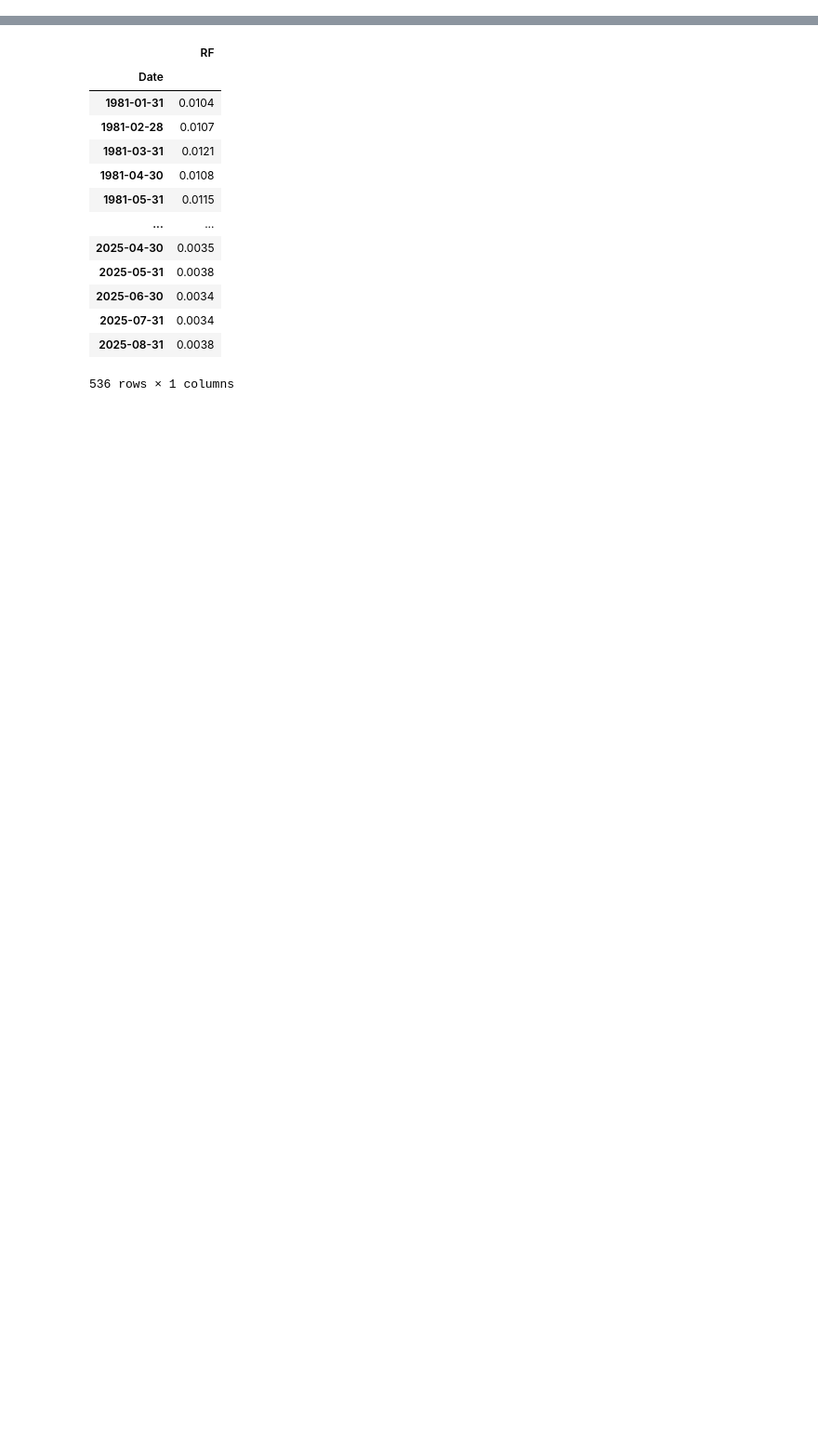
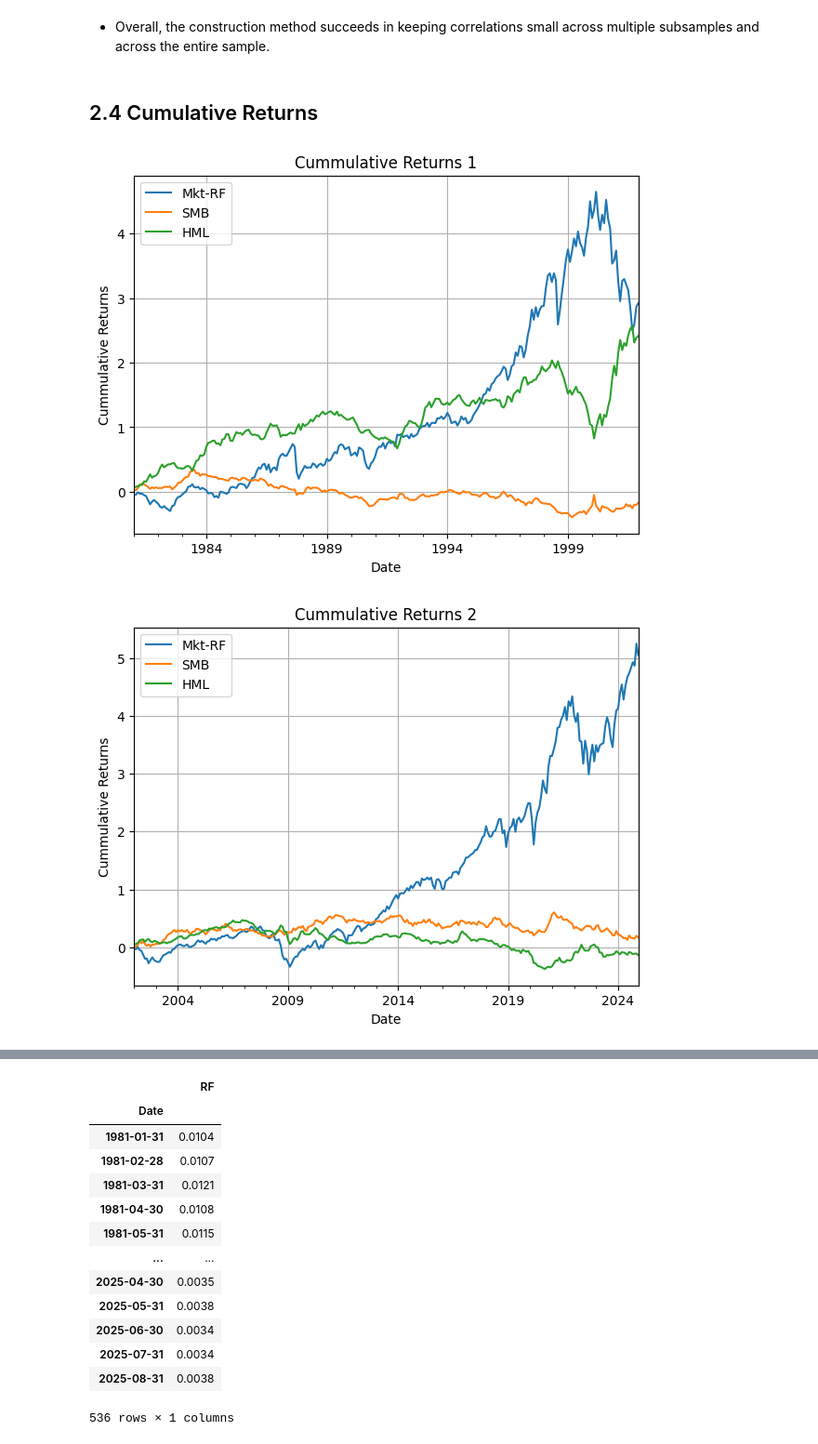
Before and after one commit to kebo1234/Portfolio-HW-Group-B-12, a Jupyter notebook: HW4/homework_4_yy.ipynb, the cells around one changed output, grey strips where cells are left out. Shown at 93% size. Cells and saved outputs as stored; diff of their text form; code cells hidden in the pictures; blank space fills up the shorter version.

```diff
--- a/HW4/homework_4_yy.ipynb
+++ b/HW4/homework_4_yy.ipynb
@@ -4,0 +83,74 @@ from sklearn.linear_model import LinearRegression
+# %% [markdown]
+- Overall, the construction method succeeds in keeping correlations small across multiple subsamples and across the entire sample.
+# %% [markdown]
+## 2.4 Cumulative Returns
+# %%
+from typing import Union, List
+
+def calc_cummulative_returns(
+    returns: Union[pd.DataFrame, pd.Series],
+    return_plot: bool = True,
+    fig_size: tuple = (7, 5),
+    return_series: bool = False,
+    name: str = None,
+    timeframes: Union[None, dict] = None,
+):
+    """
+    Calculates cumulative returns from a time series of returns.
+
+    Parameters:
+    returns (pd.DataFrame or pd.Series): Time series of returns.
+    return_plot (bool, default=True): If True, plots the cumulative returns.
+    fig_size (tuple, default=(7, 5)): Size of the plot for cumulative returns.
+    return_series (bool, default=False): If True, returns the cumulative returns as a DataFrame.
+    name (str, default=None): Name for the title of the plot or the cumulative return series.
+    timeframes (dict or None, default=None): Dictionary of timeframes to calculate cumulative returns for each period.
+
+    Returns:
+    pd.DataFrame or None: Returns cumulative returns DataFrame if `return_series` is True.
+    """
+    if timeframes is not None:
+        for name, timeframe in timeframes.items():
+            if timeframe[0] and timeframe[1]:
+                timeframe_returns = returns.loc[timeframe[0]:timeframe[1]]
+            elif timeframe[0]:
+                timeframe_returns = returns.loc[timeframe[0]:]
+            elif timeframe[1]:
+                timeframe_returns = returns.loc[:timeframe[1]]
+            else:
+                timeframe_returns = returns.copy()
+            if len(timeframe_returns.index) == 0:
+                raise Exception(f'No returns for {name} timeframe')
+            calc_cummulative_returns(
+                timeframe_returns,
+                return_plot=True,
+                fig_size=fig_size,
+                return_series=False,
+                name=name,
+                timeframes=None
+            )
+        return
+    returns = returns.copy()
+    if isinstance(returns, pd.Series):
+        returns = returns.to_frame()
+    returns = returns.apply(lambda x: x.astype(float))
+    returns = returns.apply(lambda x: x + 1)
+    returns = returns.cumprod()
+    returns = returns.apply(lambda x: x - 1)
+    title = f'Cummulative Returns {name}' if name else 'Cummulative Returns'
+    if return_plot:
+        returns.plot(
+            title=title,
+            figsize=fig_size,
+            grid=True,
+            xlabel='Date',
+            ylabel='Cummulative Returns'
+        )
+    if return_series:
+        return returns
+
+
+calc_cummulative_returns(returns=df, return_plot=True, timeframes={1:["1981","2001"], 2:["2002","2024"]})
+# %% [output]
+[figure, added]
+[figure, added]
```
Also changed, not shown: parts of 14 cells of this notebook, 4 other files.
